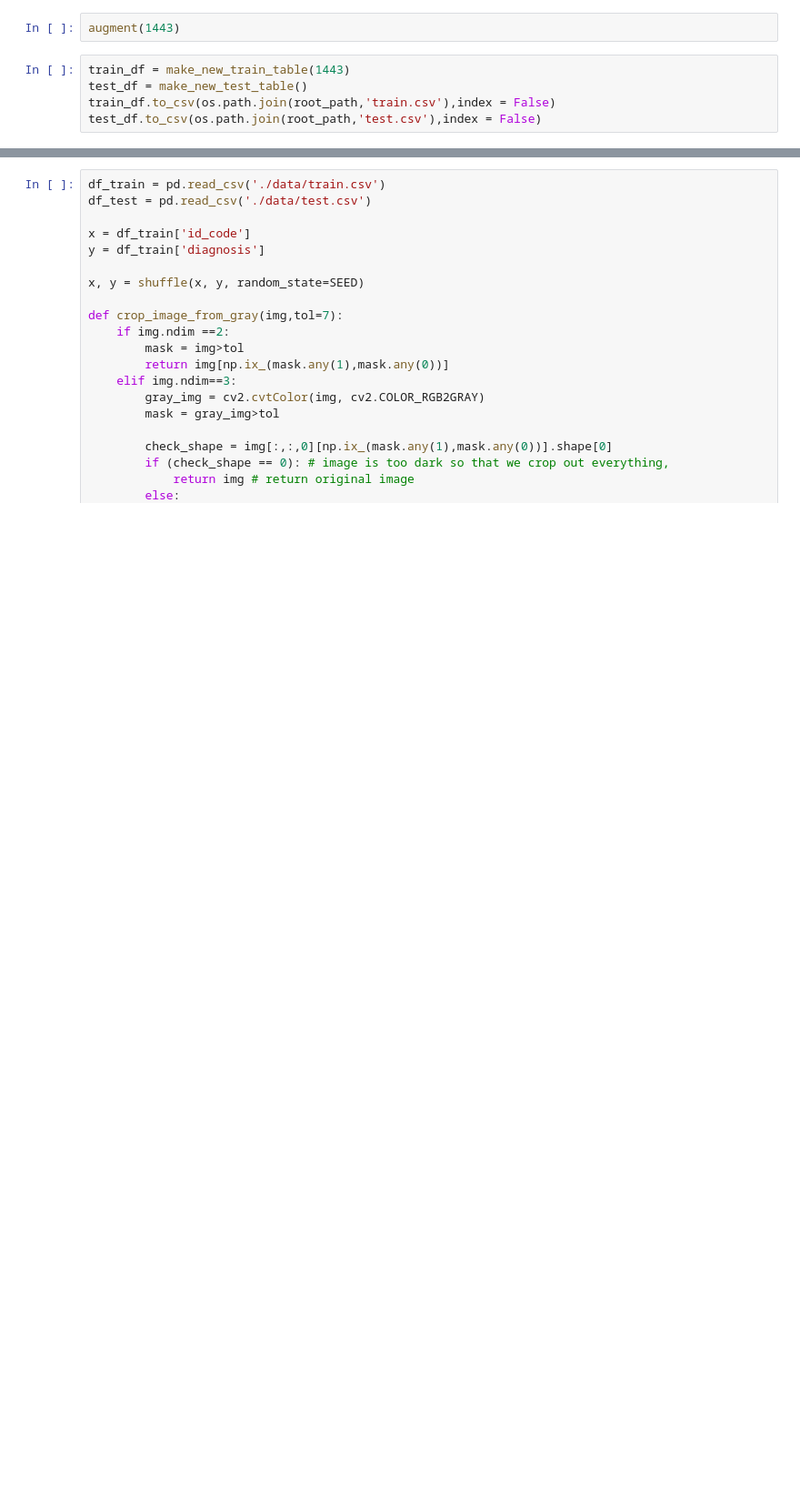
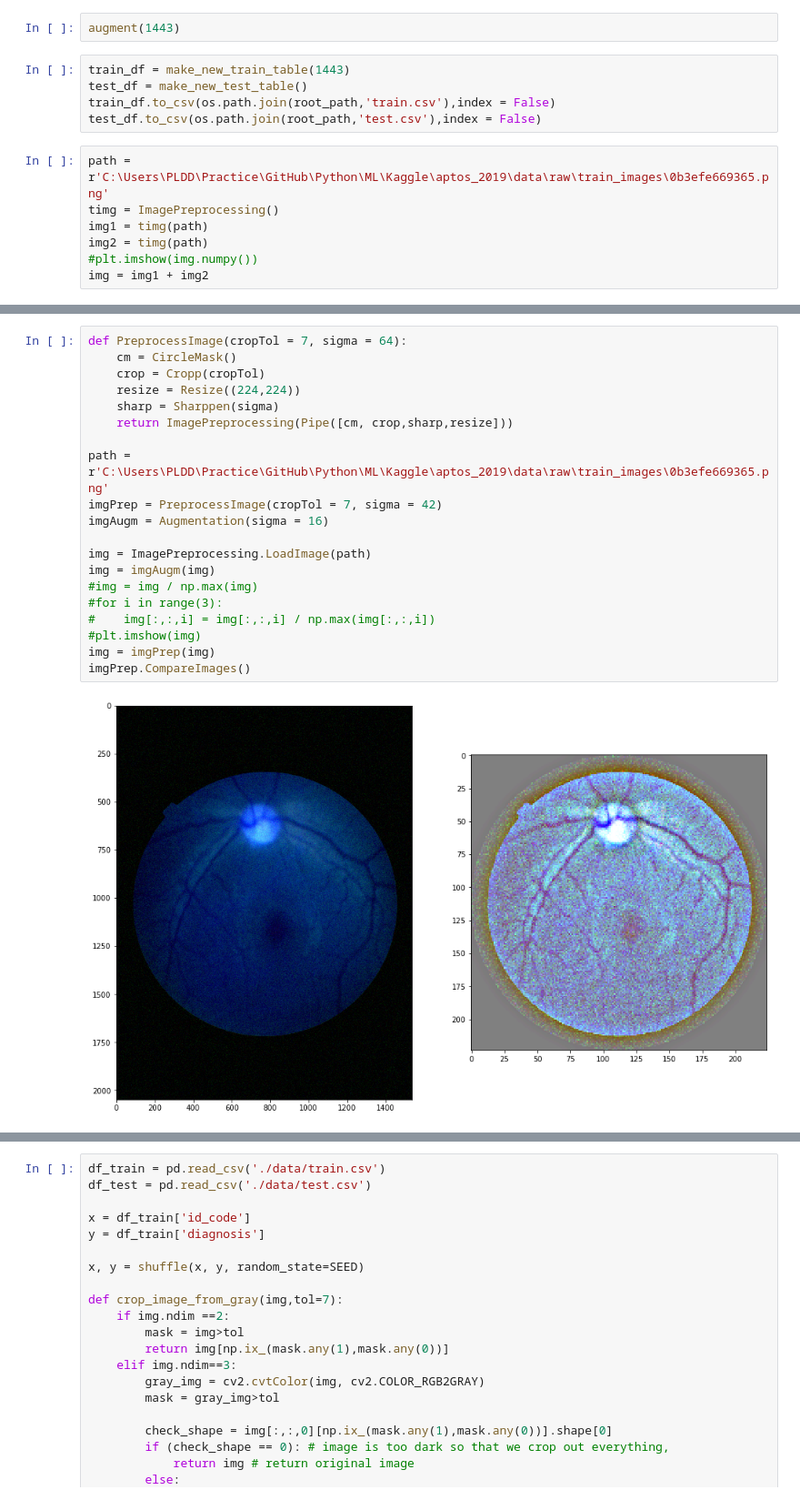
Before and after one commit to ePPilgrim/Python, a Jupyter notebook: ML/Kaggle/aptos_2019/image_preprocessing.ipynb, the cells around one changed output, grey strips where cells are left out. Shown at 91% size. Drawn from its saved outputs; the diff is of its cells as text; blank space fills up the shorter version.

Commit message:
New python project is added

```diff
--- a/ML/Kaggle/aptos_2019/image_preprocessing.ipynb
+++ b/ML/Kaggle/aptos_2019/image_preprocessing.ipynb
@@ -127,3 +131,10 @@ train_df = make_new_train_table(1443)
 test_df = make_new_test_table()
 train_df.to_csv(os.path.join(root_path,'train.csv'),index = False)
 test_df.to_csv(os.path.join(root_path,'test.csv'),index = False)
+# %%
+path = r'C:\Users\PLDD\Practice\GitHub\Python\ML\Kaggle\aptos_2019\data\raw\train_images\0b3efe669365.png'
+timg = ImagePreprocessing()
+img1 = timg(path)
+img2 = timg(path)
+#plt.imshow(img.numpy())
+img = img1 + img2
@@ -129,0 +333,22 @@ test_df.to_csv(os.path.join(root_path,'test.csv'),index = False)
+# %%
+def PreprocessImage(cropTol = 7, sigma = 64):
+    cm = CircleMask()
+    crop = Cropp(cropTol)
+    resize = Resize((224,224))
+    sharp = Sharppen(sigma)
+    return ImagePreprocessing(Pipe([cm, crop,sharp,resize]))
+
+path = r'C:\Users\PLDD\Practice\GitHub\Python\ML\Kaggle\aptos_2019\data\raw\train_images\0b3efe669365.png'
+imgPrep = PreprocessImage(cropTol = 7, sigma = 42)
+imgAugm = Augmentation(sigma = 16)
+
+img = ImagePreprocessing.LoadImage(path)
+img = imgAugm(img)
+#img = img / np.max(img)
+#for i in range(3):
+#    img[:,:,i] = img[:,:,i] / np.max(img[:,:,i])
+#plt.imshow(img)
+img = imgPrep(img)
+imgPrep.CompareImages()
+# %% [output]
+[figure, added]
```
Also changed, not shown: parts of 14 cells of this notebook, 43 other files.
